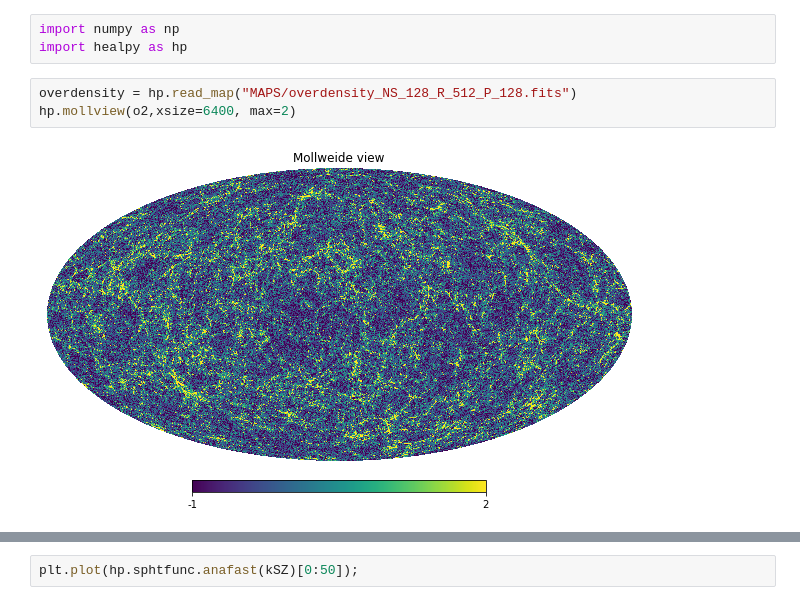
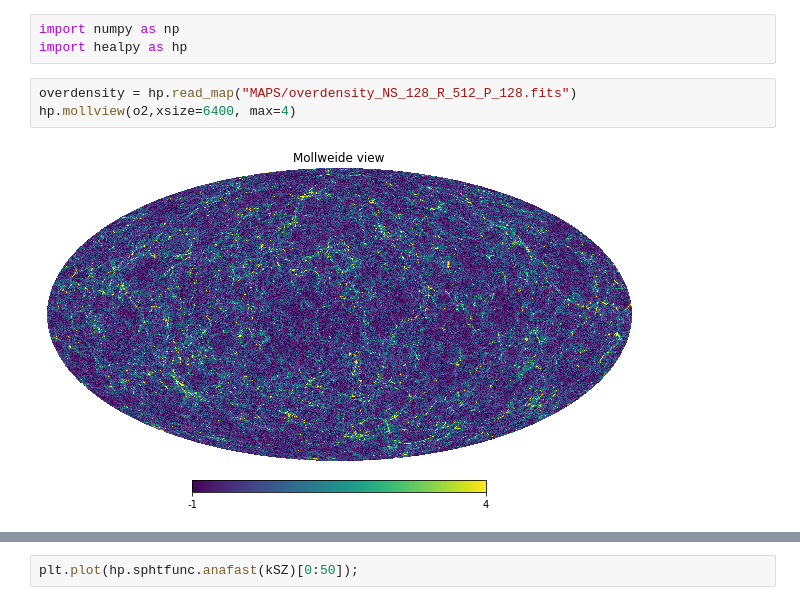
Before and after one commit to wurdahl/kSZfromPC, a Jupyter notebook: Opening-FITS.ipynb, the cells around one changed output, grey strips where cells are left out. Drawn from its saved outputs; the diff is of its cells as text.

```diff
--- a/Opening-FITS.ipynb
+++ b/Opening-FITS.ipynb
@@ -7,9 +7,9 @@ import numpy as np
 import healpy as hp
 # %%
 overdensity = hp.read_map("MAPS/overdensity_NS_128_R_512_P_128.fits")
-hp.mollview(o2,xsize=6400, max=2)
+hp.mollview(o2,xsize=6400, max=4)
 # %% [output]
-[figure, old version]
+[figure, new version]
 # %%
 plt.plot(hp.sphtfunc.anafast(overdensity)[0:50]);
 # %% [output]
```
Also changed, not shown: parts of 6 cells of this notebook, 8 other files.
